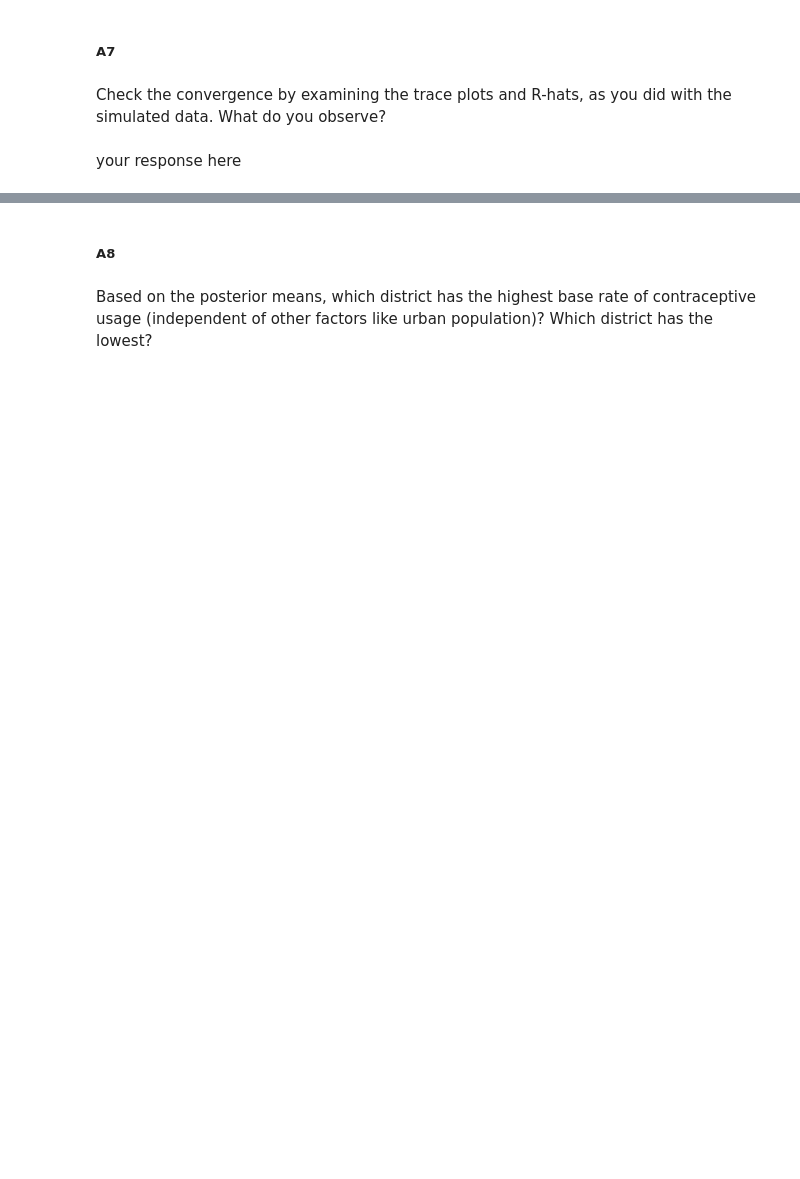
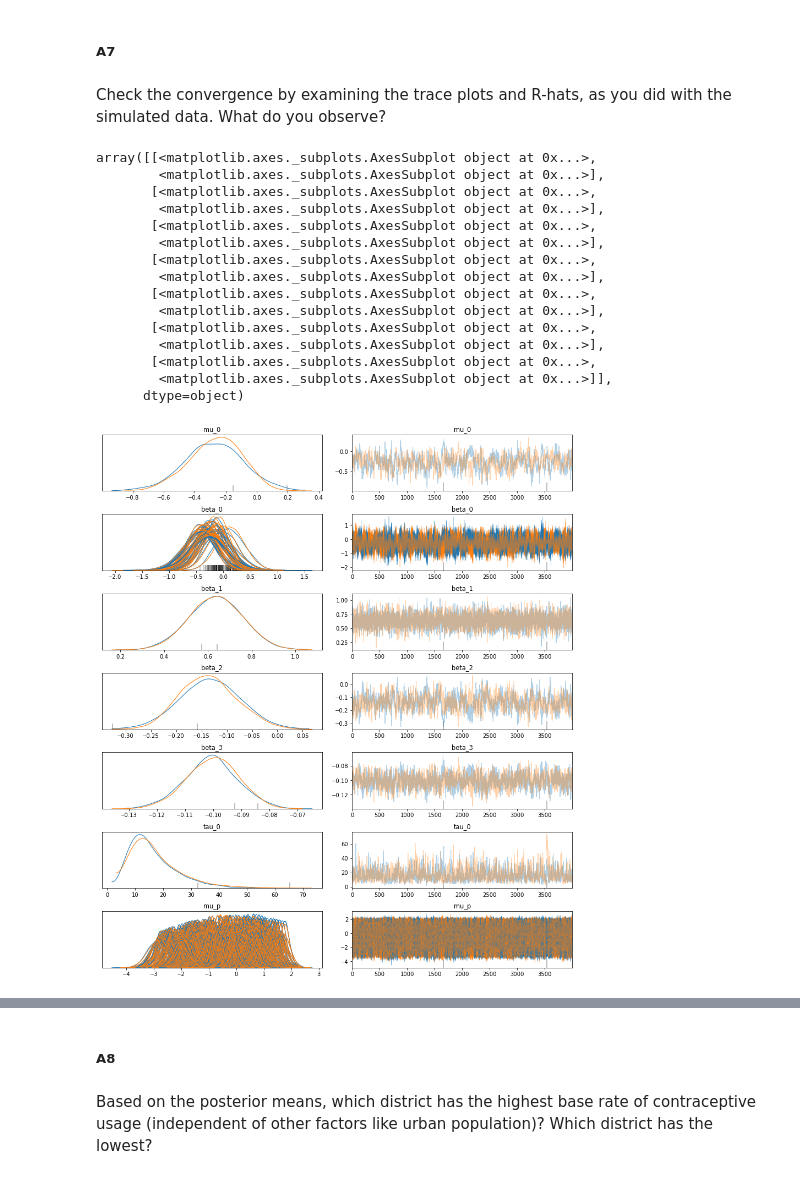
Before and after one commit to Ruby122/2020-CS109B, a Jupyter notebook: content/homeworks/hw03/cs109b_hw3.ipynb, the cells around one changed output, grey strips where cells are left out. Drawn from its saved outputs; the diff is of its cells as text; code cells hidden in the pictures; blank space fills up the shorter version.

```diff
--- a/content/homeworks/hw03/cs109b_hw3.ipynb
+++ b/content/homeworks/hw03/cs109b_hw3.ipynb
@@ -125,0 +240,7 @@ We now fit our model to the actual data. Fit the varying-intercept model to the
+# %%
+#your code here
+with logit_model:
+    # data likelihood
+    real_obs = pm.Bernoulli('real_obs', logit_p = mu_logit_p, observed = data_train['contraceptive_use'])
+    # trace
+    trace2 = pm.sample(4000, tune=2000, target_accept=0.8)
@@ -129,5 +259,21 @@ We now fit our model to the actual data. Fit the varying-intercept model to the
 Check the convergence by examining the trace plots and R-hats, as you did with the simulated data. What do you observe?
 # %%
 #your code here
+pm.traceplot(trace2)
+# %% [output]
+array([[<matplotlib.axes._subplots.AxesSubplot object at 0x...>,
+        <matplotlib.axes._subplots.AxesSubplot object at 0x...>],
+       [<matplotlib.axes._subplots.AxesSubplot object at 0x...>,
+        <matplotlib.axes._subplots.AxesSubplot object at 0x...>],
+       [<matplotlib.axes._subplots.AxesSubplot object at 0x...>,
+        <matplotlib.axes._subplots.AxesSubplot object at 0x...>],
+       [<matplotlib.axes._subplots.AxesSubplot object at 0x...>,
+        <matplotlib.axes._subplots.AxesSubplot object at 0x...>],
+       [<matplotlib.axes._subplots.AxesSubplot object at 0x...>,
+        <matplotlib.axes._subplots.AxesSubplot object at 0x...>],
+       [<matplotlib.axes._subplots.AxesSubplot object at 0x...>,
+        <matplotlib.axes._subplots.AxesSubplot object at 0x...>],
+       [<matplotlib.axes._subplots.AxesSubplot object at 0x...>,
+        <matplotlib.axes._subplots.AxesSubplot object at 0x...>]],
+      dtype=object)
+[figure, added]
-# %% [markdown]
-your response here
```
Also changed, not shown: parts of 26 cells of this notebook, 7 other files.
